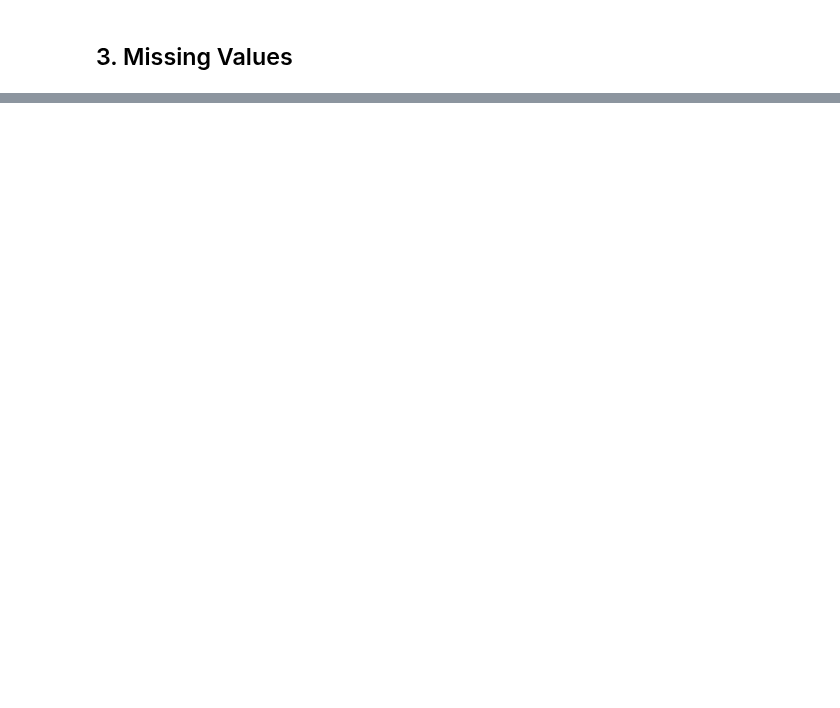
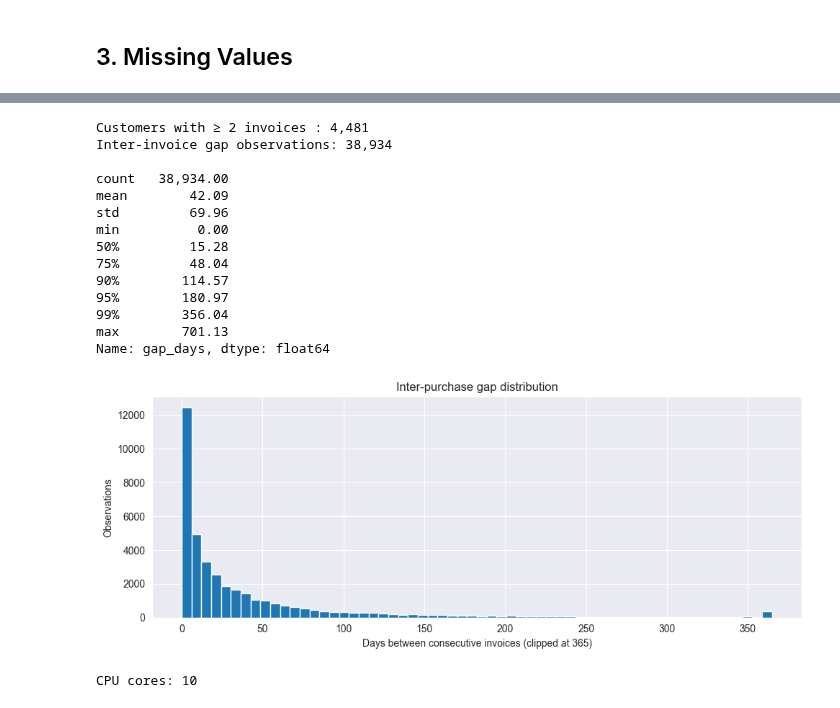
Before and after one commit to Lazr-Galstyan/testing_autoresearch, a Jupyter notebook: notebooks/01_eda_raw.ipynb, the cells around one changed output, grey strips where cells are left out. Saved outputs shown, nothing was run; the diff lists cells and outputs as text; code cells hidden in the pictures; blank space fills up the shorter version.

```diff
--- a/notebooks/01_eda_raw.ipynb
+++ b/notebooks/01_eda_raw.ipynb
@@ -193,0 +543,48 @@ Male    0.801  0.199
+# %%
+invoice_dates = (attributed
+                 .groupby(['customer_id', 'invoice'])['invoice_date']
+                 .min()
+                 .reset_index()
+                 .sort_values(['customer_id', 'invoice_date']))
+
+invoice_dates['gap_days'] = (invoice_dates
+                             .groupby('customer_id')['invoice_date']
+                             .diff()
+                             .dt.total_seconds() / 86400)
+
+gaps = invoice_dates['gap_days'].dropna()
+print(f'Customers with ≥ 2 invoices : {(per_customer["n_invoices"] >= 2).sum():,}')
+print(f'Inter-invoice gap observations: {len(gaps):,}')
+print()
+print(gaps.describe(percentiles=[0.5, 0.75, 0.9, 0.95, 0.99]).round(2))
+
+fig, ax = plt.subplots(figsize=(10, 4))
+ax.hist(gaps.clip(upper=365), bins=60)
+ax.set_xlabel('Days between consecutive invoices (clipped at 365)')
+ax.set_ylabel('Observations')
+ax.set_title('Inter-purchase gap distribution')
+ax.ticklabel_format(style='plain', axis='y', useOffset=False)
+ax.yaxis.get_major_formatter().set_scientific(False)
+plt.tight_layout()
+plt.show()
+# %% [output]
+Customers with ≥ 2 invoices : 4,481
+Inter-invoice gap observations: 38,934
+
+count   38,934.00
+mean        42.09
+std         69.96
+min          0.00
+50%         15.28
+75%         48.04
+90%        114.57
+95%        180.97
+99%        356.04
+max        701.13
+Name: gap_days, dtype: float64
+[figure, added]
+# %%
+import os
+print(f"CPU cores: {os.cpu_count()}")
+# %% [output]
+CPU cores: 10
```
Also changed, not shown: parts of 38 cells of this notebook, 5 other files.
